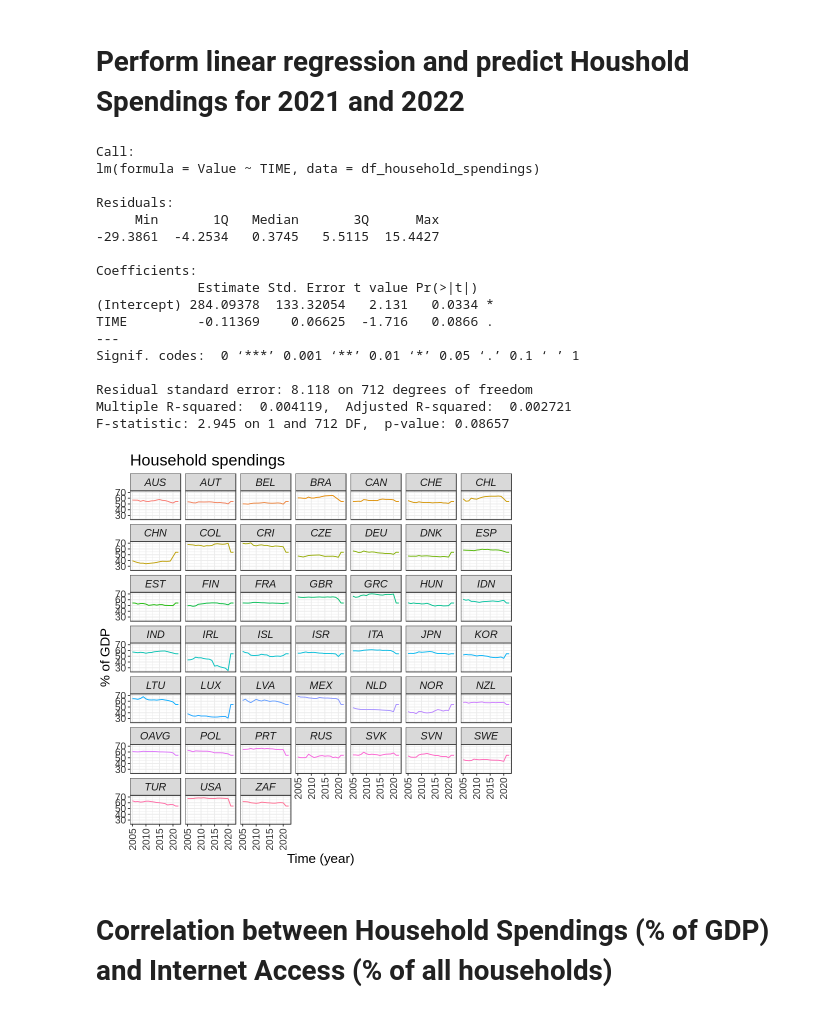
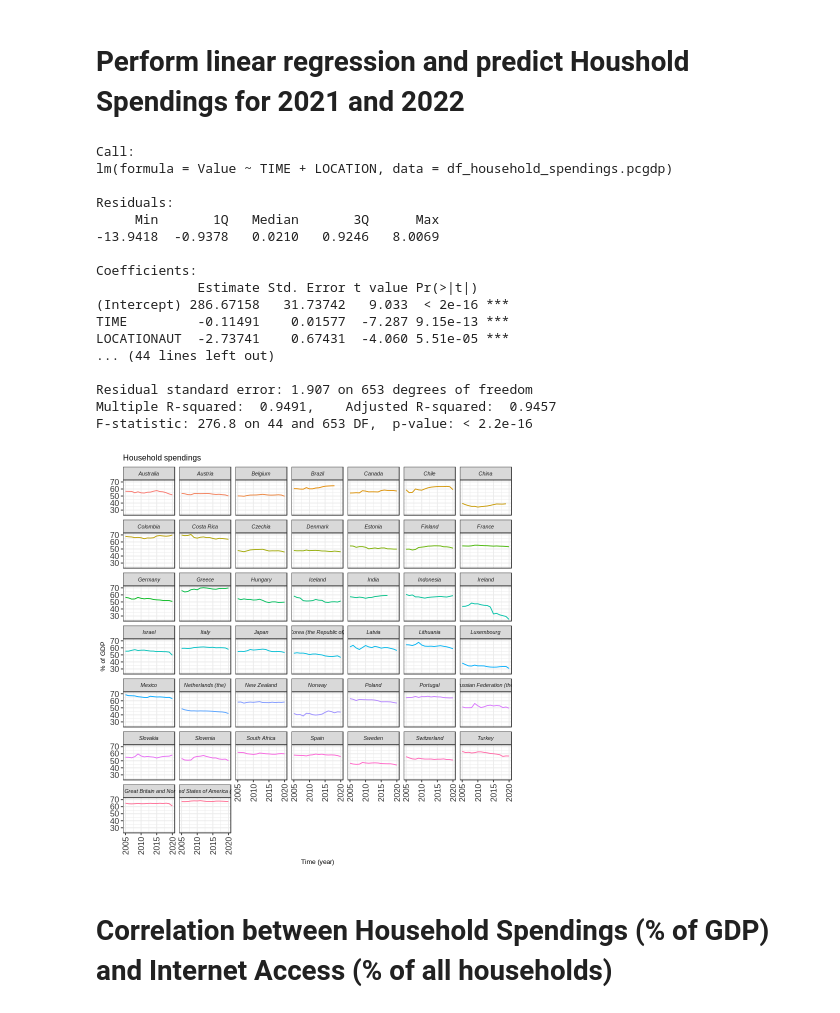
Before and after one commit to patdring/NewAppMarkets, a Jupyter notebook: CS_Fallstudie.ipynb, the cells around one changed output. Drawn from its saved outputs; the diff is of its cells as text; code cells hidden in the pictures.

```diff
--- a/CS_Fallstudie.ipynb
+++ b/CS_Fallstudie.ipynb
@@ -108,53 +200,54 @@ ggplot(data = df_household_spendings, mapping = aes(x = TIME, y = Value, color =
 # %% [markdown]
 # Perform linear regression and predict Houshold Spendings for 2021 and 2022
 # %%
-model = lm(Value ~ TIME, data = df_household_spendings) #Create the linear regression
+model = lm(Value ~ TIME + LOCATION, data = df_household_spendings.pcgdp) #Create the linear regression
 summary(model) #Review the results
 
-LOCATION <- unique(df_household_spendings$LOCATION, incomparables = FALSE)
+#LOCATION <- unique(df_household_spendings.pcgdp$LOCATION, incomparables = FALSE)
 
-TIME <- c(2021)
-df <- data.frame(LOCATION, INDICATOR='HHEXP', SUBJECT='TOT', MEASURE='PC_GDP', FREQUENCY='A', TIME, Value=0.0, Flag.Codes='')
-df$Value <- predict(model, df)
-df_household_spendings <- rbind(df_household_spendings, df)
+#df <- data.frame(LOCATION, INDICATOR='HHEXP', SUBJECT='TOT', MEASURE='PC_GDP', FREQUENCY='A', TIME=2021, Value=0.0, Flag.Codes='', Country='')
+#df$Value <- predict(model, df)
+#df_household_spendings.pcgdp<-merge(df_household_spendings.pcgdp, df, by=c("LOCATION"))
+#df_household_spendings.pcgdp <- rbind(df_household_spendings.pcgdp, df)
 
-TIME <- c(2022)
-df <- data.frame(LOCATION, INDICATOR='HHEXP', SUBJECT='TOT', MEASURE='PC_GDP', FREQUENCY='A', TIME, Value=0.0, Flag.Codes='')
-df$Value <- predict(model, df)
-df_household_spendings <- rbind(df_household_spendings, df)
+#df <- data.frame(LOCATION, INDICATOR='HHEXP', SUBJECT='TOT', MEASURE='PC_GDP', FREQUENCY='A', TIME=2022, Value=0.0, Flag.Codes='', Country='')
+#df$Value <- predict(model, df)
+#df_household_spendings.pcgdp<-merge(df_household_spendings.pcgdp, df, by=c("LOCATION"))
+#df_household_spendings.pcgdp <- rbind(df_household_spendings.pcgdp, df)
+#df_household_spendings.pcgdp
 
-#df_household_spendings <- subset(df_household_spendings, TIME >= 2010)
-ggplot(data = df_household_spendings, mapping = aes(x = TIME, y = Value, color = LOCATION)) +
+#df_household_spendings.pcgdp <- subset(df_household_spendings.pcgdp, TIME >= 2020)
+ggplot(data = df_household_spendings.pcgdp, mapping = aes(x = TIME, y = Value, color = Country)) +
     geom_line() +
-    facet_wrap(vars(LOCATION)) +
+    facet_wrap(vars(Country)) +
     labs(title = "Household spendings",
         x = "Time (year)",
         y = "% of GDP") +
     theme_bw() +
-    theme(axis.text.x = element_text(colour = "grey20", size = 12, angle = 90, hjust = 0.5, vjust = 0.5),
-                        axis.text.y = element_text(colour = "grey20", size = 12),
+    theme(axis.text.x = element_text(colour = "grey20", size = 10, angle = 90, hjust = 0.5, vjust = 0.5),
+                        axis.text.y = element_text(colour = "grey20", size = 10),
                         strip.text = element_text(face = "italic"),
-                        text = element_text(size = 16)) +
+                        text = element_text(size = 8)) +
     theme(legend.position = "none")
 # %% [output]
 Call:
-lm(formula = Value ~ TIME, data = df_household_spendings)
+lm(formula = Value ~ TIME + LOCATION, data = df_household_spendings.pcgdp)
 
 Residuals:
      Min       1Q   Median       3Q      Max
--29.3861  -4.2534   0.3745   5.5115  15.4427
+-13.9418  -0.9378   0.0210   0.9246   8.0069
 
 Coefficients:
              Estimate Std. Error t value Pr(>|t|)
-(Intercept) 284.09378  133.32054   2.131   0.0334 *
-TIME         -0.11369    0.06625  -1.716   0.0866 .
----
-Signif. codes:  0 ‘***’ 0.001 ‘**’ 0.01 ‘*’ 0.05 ‘.’ 0.1 ‘ ’ 1
+(Intercept) 286.67158   31.73742   9.033  < 2e-16 ***
+TIME         -0.11491    0.01577  -7.287 9.15e-13 ***
+LOCATIONAUT  -2.73741    0.67431  -4.060 5.51e-05 ***
+... (44 lines left out)
 
-Residual standard error: 8.118 on 712 degrees of freedom
-Multiple R-squared:  0.004119,  Adjusted R-squared:  0.002721
-F-statistic: 2.945 on 1 and 712 DF,  p-value: 0.08657
+Residual standard error: 1.907 on 653 degrees of freedom
+Multiple R-squared:  0.9491,    Adjusted R-squared:  0.9457
+F-statistic: 276.8 on 44 and 653 DF,  p-value: < 2.2e-16
-[figure, old version]
+[figure, new version]
 # %% [markdown]
 # Correlation between Household Spendings (% of GDP) and Internet Access (% of all households)
 # %%
```
Also changed, not shown: parts of 10 cells of this notebook.
